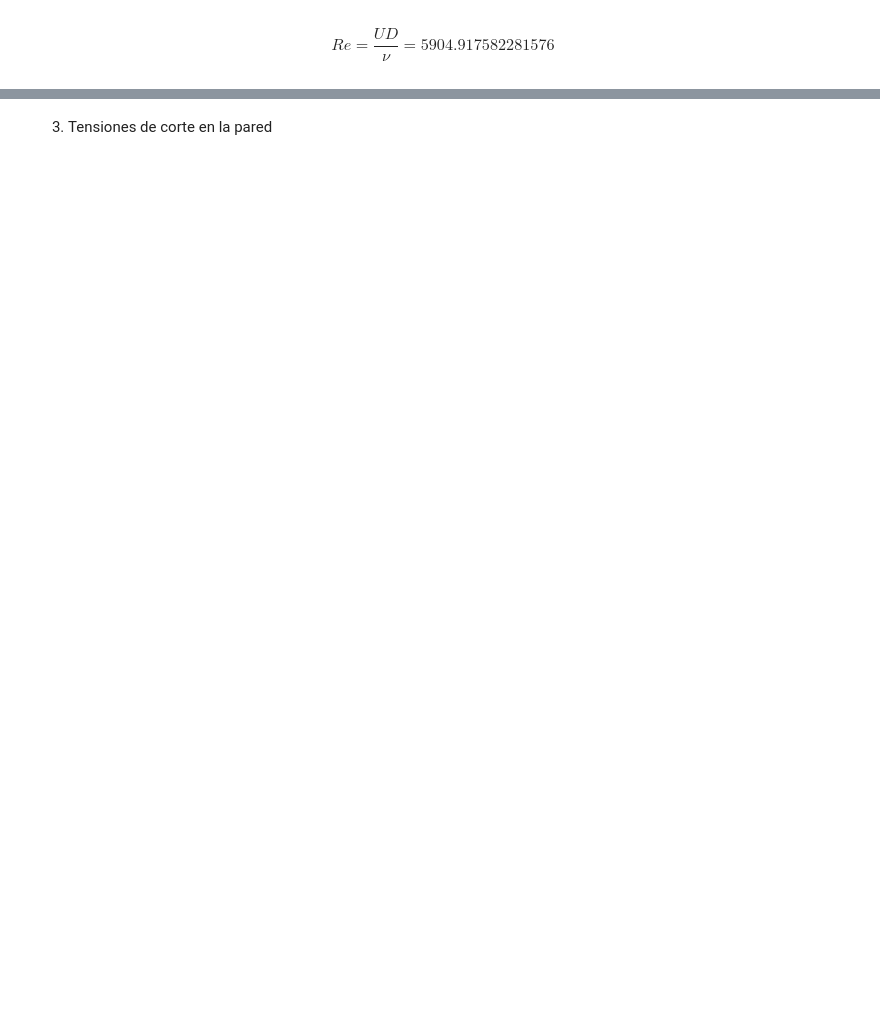
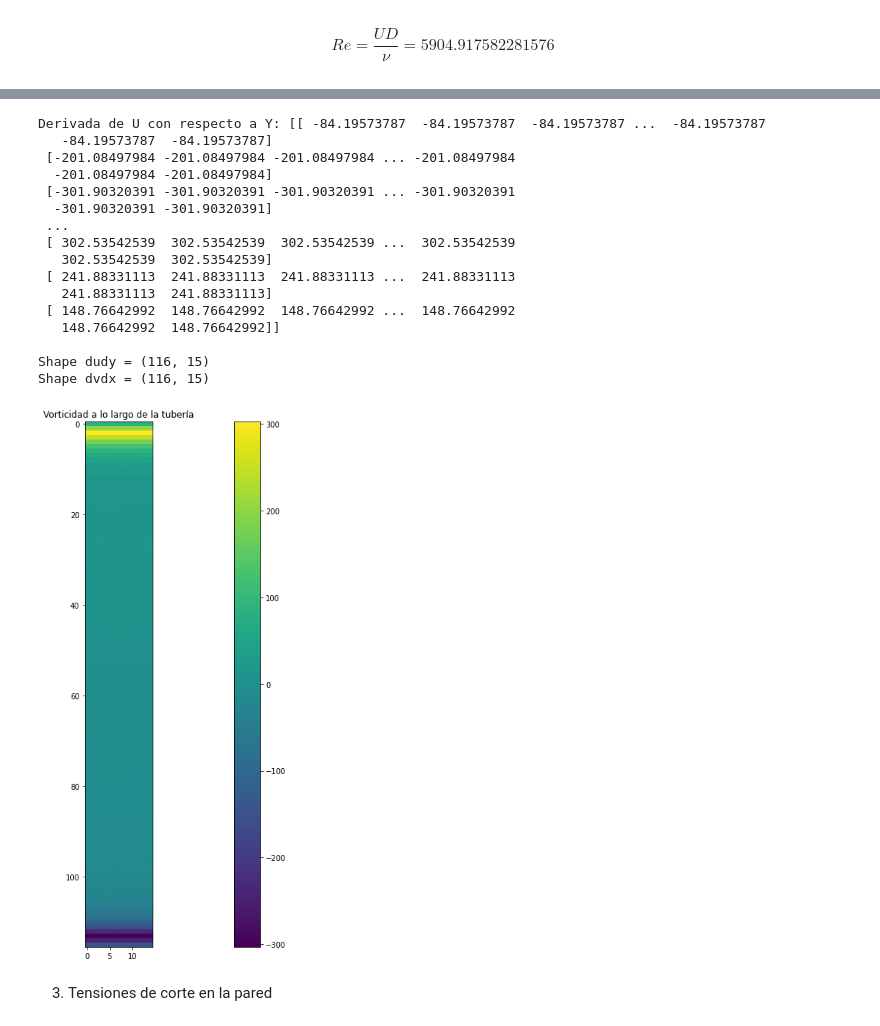
Before and after one commit to AlonsoEspinoza8/Proyecto-ICH1104, a Jupyter notebook: proyecto.ipynb, the cells around one changed output, grey strips where cells are left out. Cells and saved outputs as stored; diff of their text form; code cells hidden in the pictures; blank space fills up the shorter version.

Commit message:
Creo que las derivadas están listas, pero no me cuadran los signos

```diff
--- a/proyecto.ipynb
+++ b/proyecto.ipynb
@@ -8,3 +10,6 @@ x = data['x']
 y = data['y']
 u = data['u']
 v = data['v']
+# %%
+for i in range(115):
+    print(y[i][0])
@@ -225,2 +221,48 @@ TypeError: invalid number of arguments
+# %%
+dvdx = list()
+dudy = list()
+u_y = list() # Velocidades en función de la altura
+dy = list()
+
+for i in range(116):
+    dvdx.append(np.gradient(mean_v_xy[i], x[i])) # Variaciones de velocidad a lo largo del eje X
+    u_y.append(mean_u_xy[i][0])
+    dy.append(y[i][0])
+
+for j in range(15):
+    dudy.append(np.gradient(u_y, dy))
+
+dudy = np.transpose(dudy)
+
+vorticidad = np.array(dvdx) - np.array(dudy)
+# print(f"Derivada de V con respecto a X: {dvdx}\n")
+print(f"Derivada de U con respecto a Y: {dudy}\n")
+
+print(f"Shape dudy = {np.shape(dudy)}")
+print(f"Shape dvdx = {np.shape(dvdx)}")
+
+# Gráfico del campo de vorticidad
+plt.imshow(vorticidad)
+plt.colorbar()
+plt.title("Vorticidad a lo largo de la tubería")
+plt.show()
+# %% [output]
+Derivada de U con respecto a Y: [[ -84.19573787  -84.19573787  -84.19573787 ...  -84.19573787
+   -84.19573787  -84.19573787]
+ [-201.08497984 -201.08497984 -201.08497984 ... -201.08497984
+  -201.08497984 -201.08497984]
+ [-301.90320391 -301.90320391 -301.90320391 ... -301.90320391
+  -301.90320391 -301.90320391]
+ ...
+ [ 302.53542539  302.53542539  302.53542539 ...  302.53542539
+   302.53542539  302.53542539]
+ [ 241.88331113  241.88331113  241.88331113 ...  241.88331113
+   241.88331113  241.88331113]
+ [ 148.76642992  148.76642992  148.76642992 ...  148.76642992
+   148.76642992  148.76642992]]
+
+Shape dudy = (116, 15)
+Shape dvdx = (116, 15)
+[figure, added]
 # %% [markdown]
 3) Tensiones de corte en la pared
```
Also changed, not shown: parts of 16 cells of this notebook.
